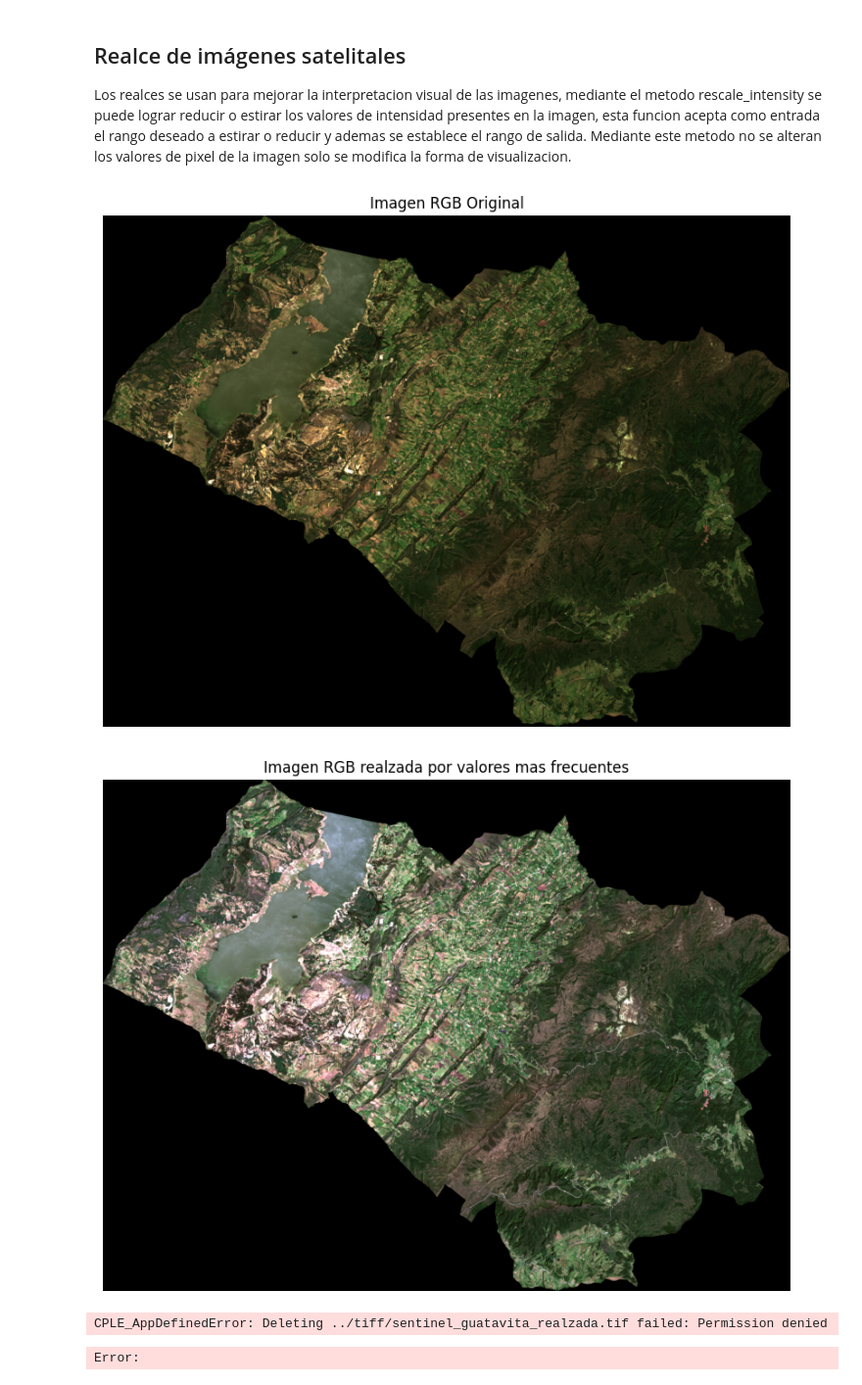
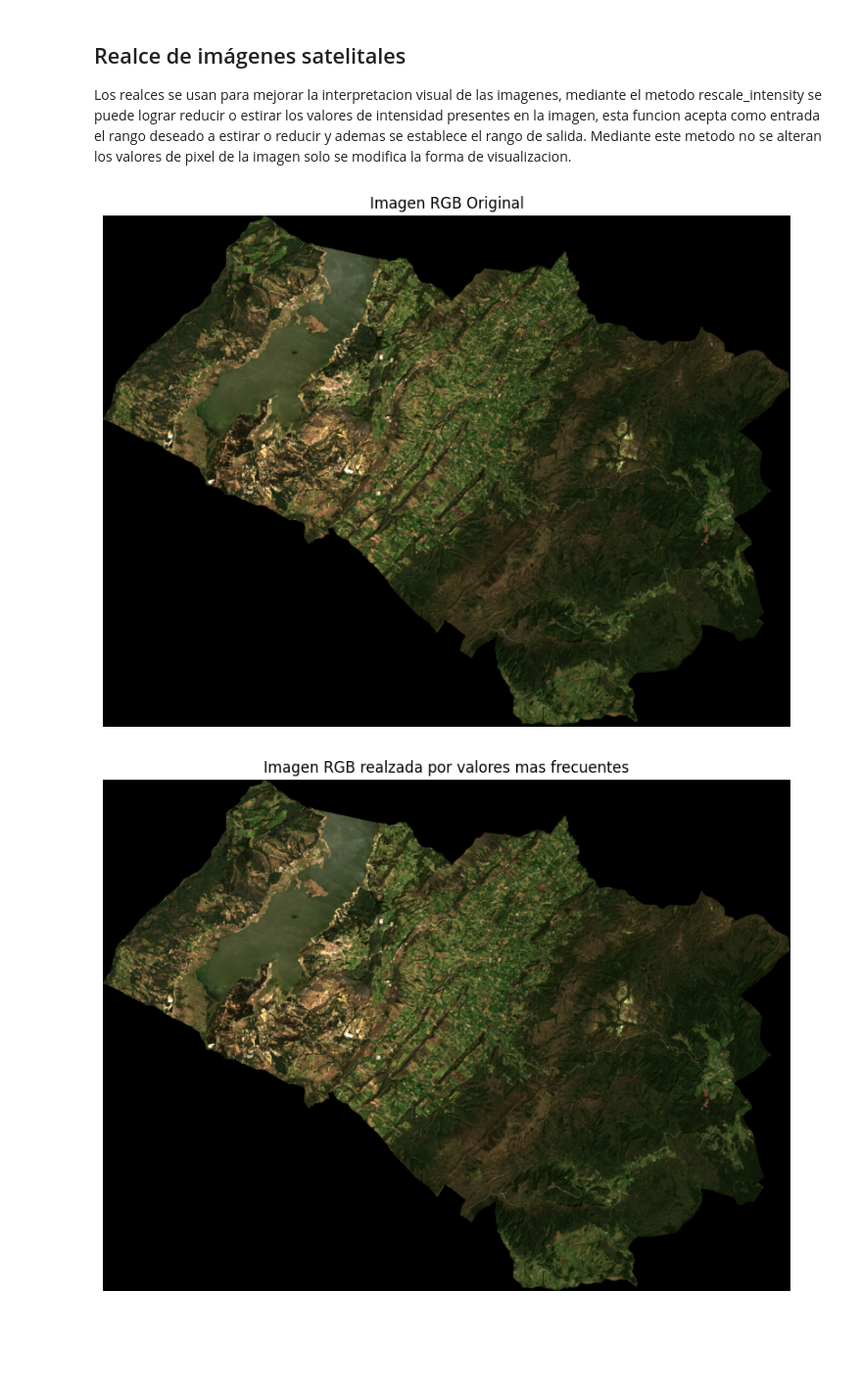
Before and after one commit to CristianFlorezUD/Sentinel2SAM, a Jupyter notebook: NoteBooks/1.descarga_imagen.ipynb, the cells around one changed output. Shown at 98% size. Cells and saved outputs as stored; diff of their text form; code cells hidden in the pictures; blank space fills up the shorter version.

```diff
--- a/NoteBooks/1.descarga_imagen.ipynb
+++ b/NoteBooks/1.descarga_imagen.ipynb
@@ -279,37 +322,35 @@ plt.show()
 
 Los realces se usan para mejorar la interpretacion visual de las imagenes, mediante el metodo rescale_intensity se puede lograr reducir o estirar los valores de intensidad presentes en la imagen, esta funcion acepta como entrada el rango deseado a estirar o reducir y ademas se establece el rango de salida. Mediante este metodo no se alteran los valores de pixel de la imagen solo se modifica la forma de visualizacion.
 # %%
-# A cada capa de la imagen le aplicamos el realce
-new_red = exposure.rescale_intensity(img_red, in_range=(0, 155), out_range=(0, 255))
-new_blue = exposure.rescale_intensity(img_blue, in_range=(0, 100), out_range=(0, 255))
-new_green = exposure.rescale_intensity(img_green, in_range=(0, 155), out_range=(0, 255))
+new_red = exposure.rescale_intensity(img_red, in_range=(0, 255), out_range=(0, 255))
+new_green = exposure.rescale_intensity(img_green, in_range=(0, 255), out_range=(0, 255))
+new_blue = exposure.rescale_intensity(img_blue, in_range=(0, 255), out_range=(0, 255))
+
 
 # unimos de nuevo las capas
 old_rgb = np.dstack((img_red, img_green, img_blue))
 new_rgb = np.dstack((new_red, new_green, new_blue))
 
 # visualizamos la imagen Original
 plt.figure(figsize=(10, 10))
 plt.imshow(old_rgb.astype(np.uint8))
 plt.title('Imagen RGB Original')
 plt.axis('off')
 plt.show()
 
 # visualizamos la imagen con el realce
 plt.figure(figsize=(10, 10))
 plt.imshow(new_rgb.astype(np.uint8))
 plt.title('Imagen RGB realzada por valores mas frecuentes')
 plt.axis('off')
 plt.show()
 # Descargar imagen
 output_path = "../tiff/sentinel_guatavita_realzada.tif"
 profile.update(dtype=rasterio.uint8, count=3)
 with rasterio.open(output_path, 'w', **profile) as dst:
     dst.write(new_red.astype(np.uint8), 1)
     dst.write(new_green.astype(np.uint8), 2)
     dst.write(new_blue.astype(np.uint8), 3)
 # %% [output]
 [figure]
-[figure, old version]
+[figure, new version]
-CPLE_AppDefinedError: Deleting ../tiff/sentinel_guatavita_realzada.tif failed: Permission denied
-Error:
```
Also changed, not shown: parts of 8 cells of this notebook, 12 other files.
